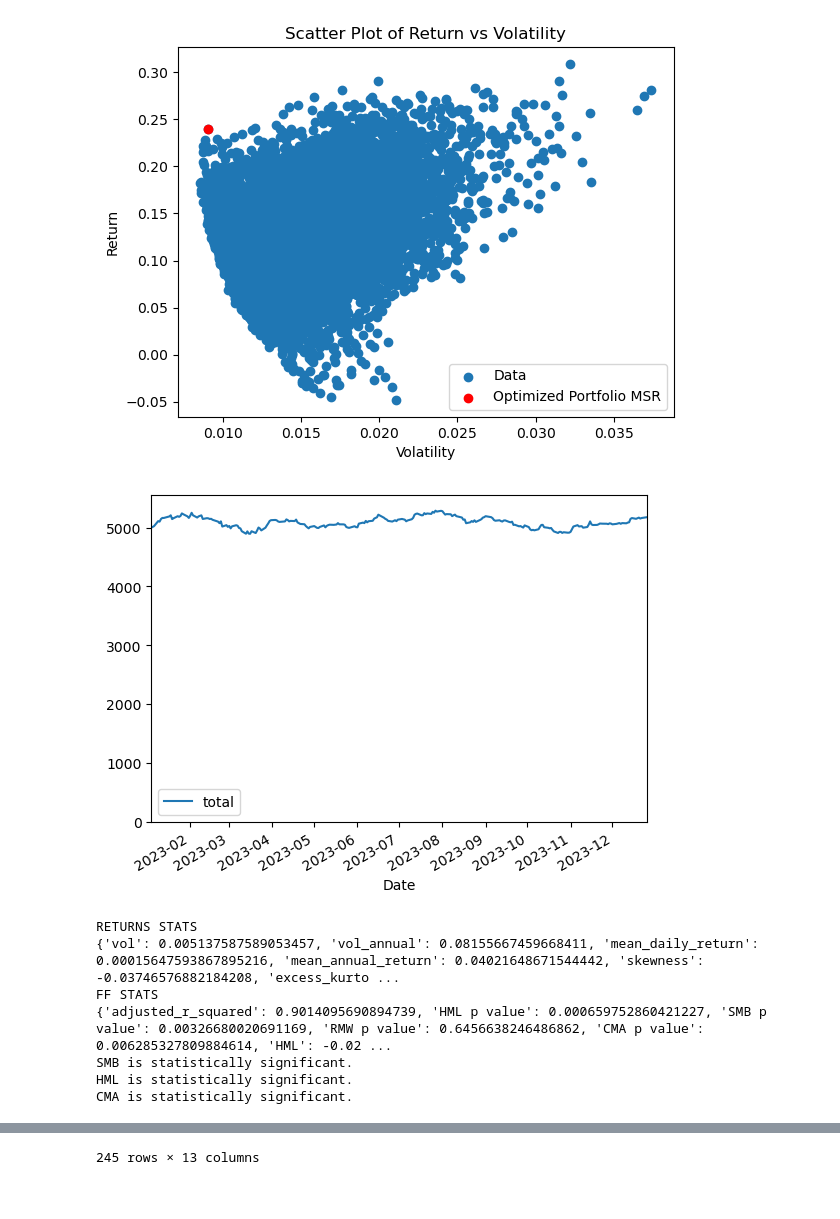
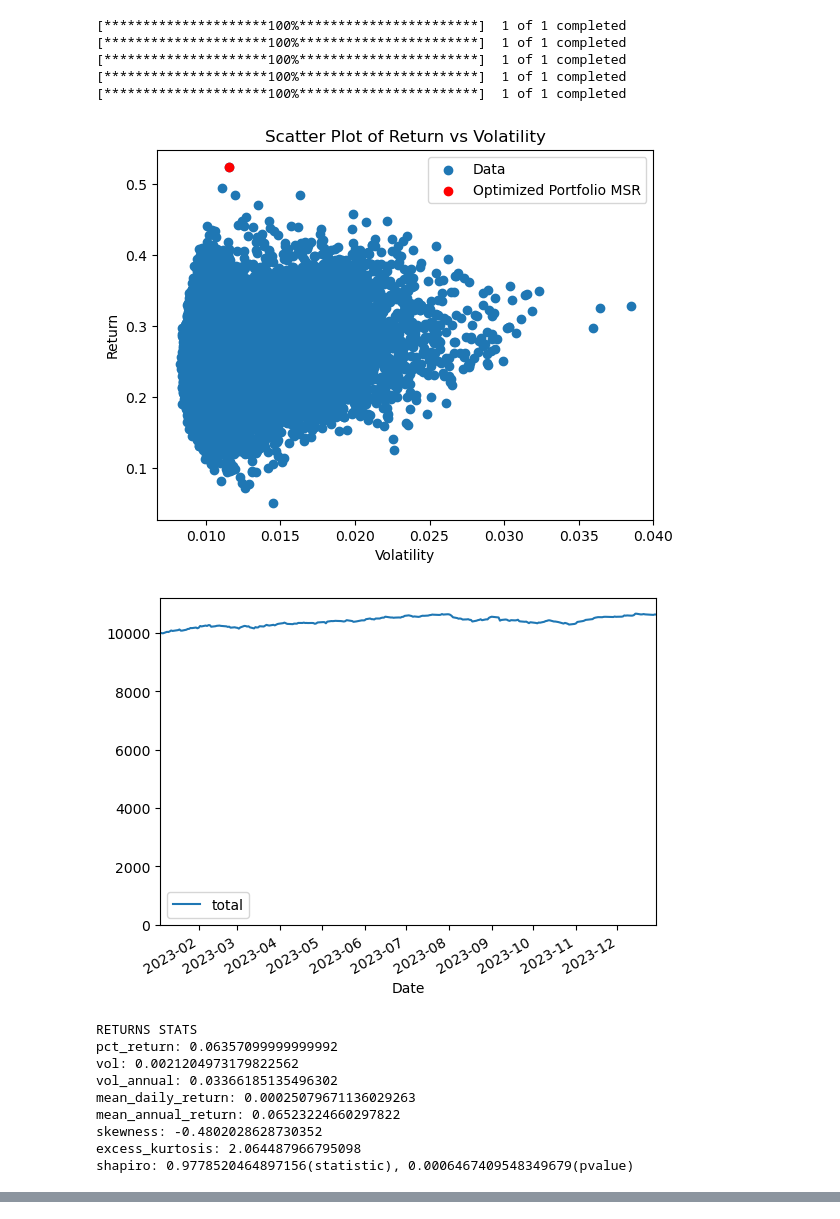
Before and after one commit to lucasdmoyer/two-dolla, a Jupyter notebook: mybacktester/mybacktester.ipynb, the cells around one changed output, grey strips where cells are left out. Saved outputs shown, nothing was run; the diff lists cells and outputs as text; code cells hidden in the pictures.

Commit message:
Article 4 portfolio fama french

```diff
--- a/mybacktester/mybacktester.ipynb
+++ b/mybacktester/mybacktester.ipynb
@@ -557,23 +704,32 @@ portfolio_instance.plotBacktest()
 # %%
-portfolio_instance = Portfolio()
-portfolio_instance.addStock('T')
-portfolio_instance.addStock('BABA')
-portfolio_instance.addStock('GME')
-portfolio_instance.addStock('CGW')
-portfolio_instance.addStock('VTI')
+tickers = ['T', 'AAPL', 'GME', 'VTI', 'CGW']
+portfolio_instance = Portfolio(
+    tickers=tickers, start='2023-01-01', end='2023-12-31', initial_capital=10000)
+# portfolio_instance.addStock('T')
+# portfolio_instance.addStock('BABA')
+# portfolio_instance.addStock('GME')
+# portfolio_instance.addStock('CGW')
+# portfolio_instance.addStock('VTI')
 
 markov = portfolio_instance.markowitz(weight=100, plot=True, msr=True)
 # print(markov)
-portfolio_instance.backtest(plot=True,stats=True)
+portfolio_instance.backtest(plot=True, stats=True)
 # first_stock = portfolio_instance.stocks[0]
 # df = pd.DataFrame(index=first_stock.df[next(iter(first_stock.df))].index)
 # %% [output]
+[*********************100%***********************]  1 of 1 completed
+[*********************100%***********************]  1 of 1 completed
+[*********************100%***********************]  1 of 1 completed
+[*********************100%***********************]  1 of 1 completed
+[*********************100%***********************]  1 of 1 completed
-[figure, old version]
+[figure, new version]
-[figure, old version]
+[figure, new version]
-RETURNS STATS
-{'vol': 0.005137587589053457, 'vol_annual': 0.08155667459668411, 'mean_daily_return': 0.00015647593867895216, 'mean_annual_return': 0.04021648671544442, 'skewness': -0.03746576882184208, 'excess_kurto ...
-FF STATS
-{'adjusted_r_squared': 0.9014095690894739, 'HML p value': 0.000659752860421227, 'SMB p value': 0.00326680020691169, 'RMW p value': 0.6456638246486862, 'CMA p value': 0.006285327809884614, 'HML': -0.02 ...
-SMB is statistically significant.
-HML is statistically significant.
-CMA is statistically significant.
+RETURNS STATS
+pct_return: 0.06357099999999992
+vol: 0.0021204973179822562
+vol_annual: 0.03366185135496302
+mean_daily_return: 0.00025079671136029263
+mean_annual_return: 0.06523224660297822
+skewness: -0.4802028628730352
+excess_kurtosis: 2.064487966795098
+shapiro: 0.9778520464897156(statistic), 0.0006467409548349679(pvalue)
@@ -593 +748,0 @@ CMA is statistically significant.
-245 rows × 13 columns
```
Also changed, not shown: parts of 14 cells of this notebook, 7 other files.
